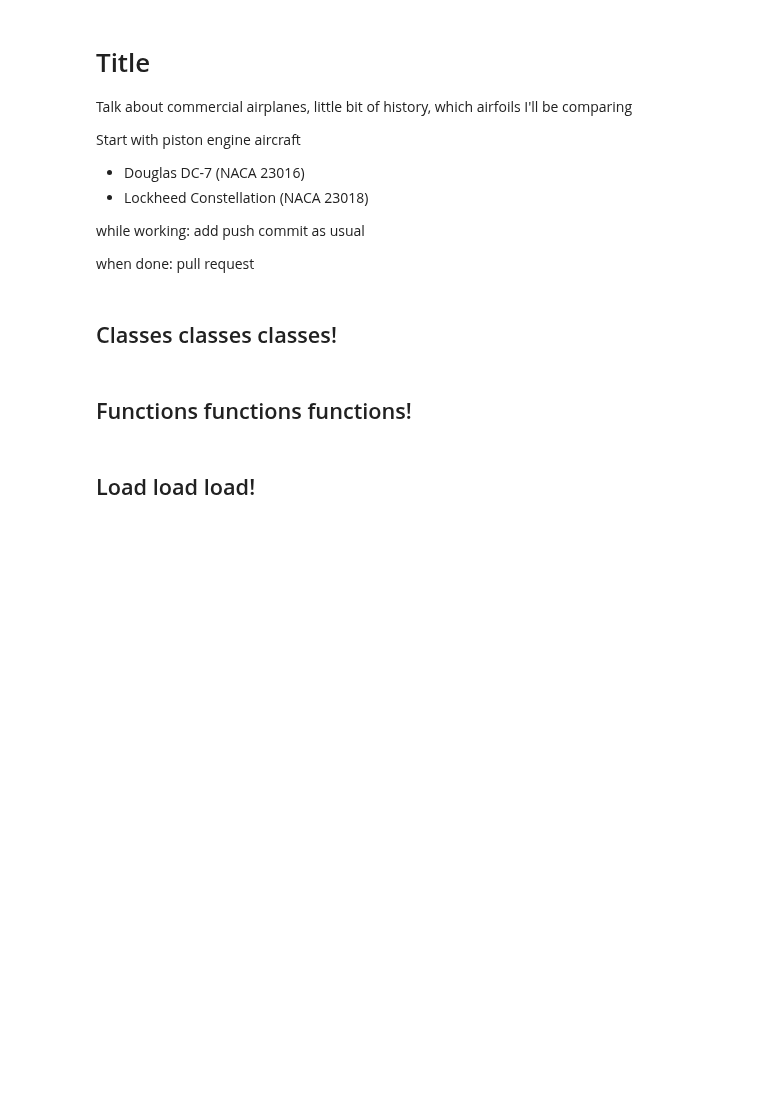
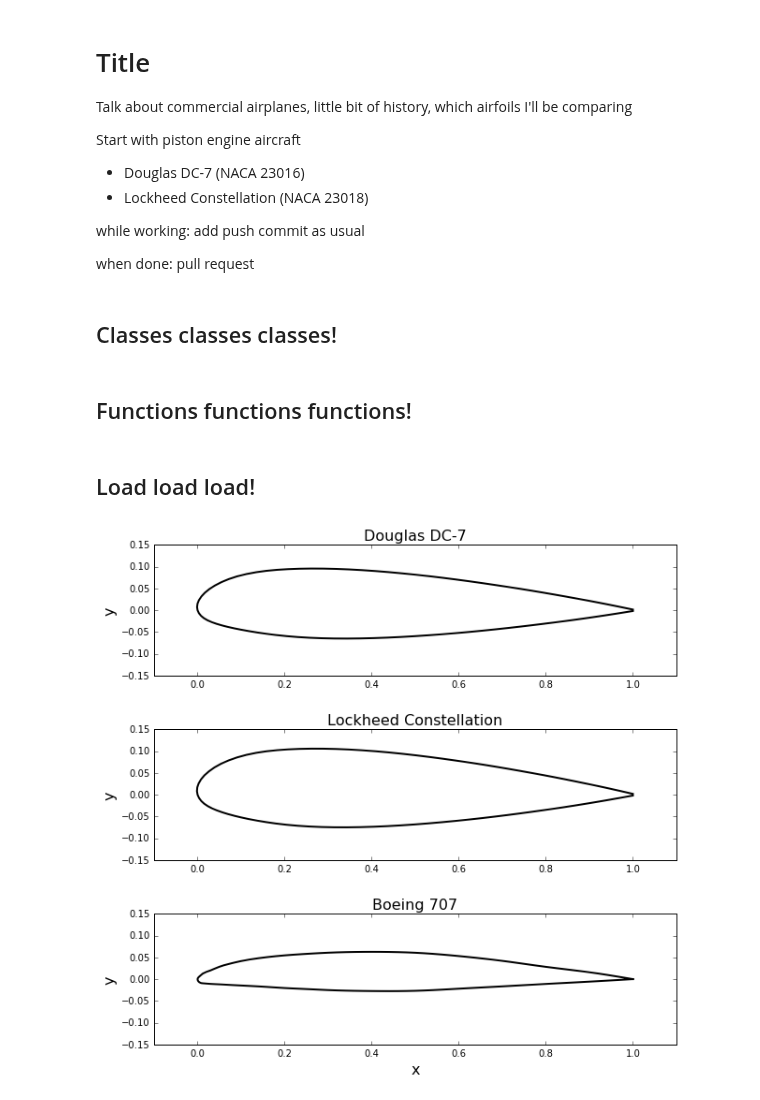
Before and after one commit to barbagroup/AeroPython-studentprojects2017, a Jupyter notebook: leauerbach/FinalProject.ipynb, the cells around one changed output. Drawn from its saved outputs; the diff is of its cells as text; code cells hidden in the pictures; blank space fills up the shorter version.

```diff
--- a/leauerbach/FinalProject.ipynb
+++ b/leauerbach/FinalProject.ipynb
@@ -356,3 +333,37 @@ def compute_pressure_coefficient(panels, freestream):
         panel.cp = 1.0 - (panel.vt/freestream.u_inf)**2
 # %% [markdown]
 ## Load load load!
+# %%
+d_foilx, d_foily = numpy.loadtxt("Douglas_DC-7.txt", dtype=float, unpack=True)
+l_foilx, l_foily = numpy.loadtxt("Lockheed_Constellation.txt", dtype=float, unpack=True)
+b_foilx, b_foily = numpy.loadtxt("Boeing_707.txt", dtype=float, unpack=True)
+# %%
+size = 10
+pyplot.figure(figsize=(size, size))
+
+pyplot.subplot(311)
+pyplot.axis('scaled', adjustable='box')
+pyplot.xlim(-0.1, 1.1)
+pyplot.ylim(-0.15, 0.15)
+pyplot.ylabel('y', fontsize=16)
+pyplot.title('Douglas DC-7', fontsize=16)
+pyplot.plot(d_foilx, d_foily, color='k', linestyle='-', linewidth=2)
+
+pyplot.subplot(312)
+pyplot.axis('scaled', adjustable='box')
+pyplot.xlim(-0.1, 1.1)
+pyplot.ylim(-0.15, 0.15)
+pyplot.ylabel('y', fontsize=16)
+pyplot.title('Lockheed Constellation', fontsize=16)
+pyplot.plot(l_foilx, l_foily, color='k', linestyle='-', linewidth=2)
+
+pyplot.subplot(313)
+pyplot.axis('scaled', adjustable='box')
+pyplot.xlim(-0.1, 1.1)
+pyplot.ylim(-0.15, 0.15)
+pyplot.xlabel('x', fontsize=16)
+pyplot.ylabel('y', fontsize=16)
+pyplot.title('Boeing 707', fontsize=16)
+pyplot.plot(b_foilx, b_foily, color='k', linestyle='-', linewidth=2);
+# %% [output]
+[figure, added]
```
Also changed, not shown: parts of 26 cells of this notebook, 3 other files.
